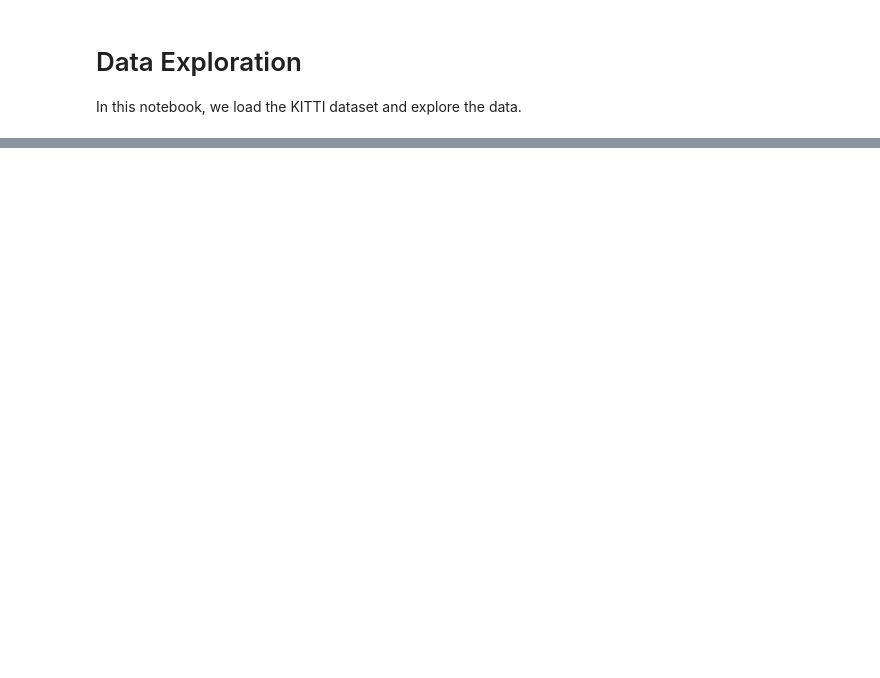
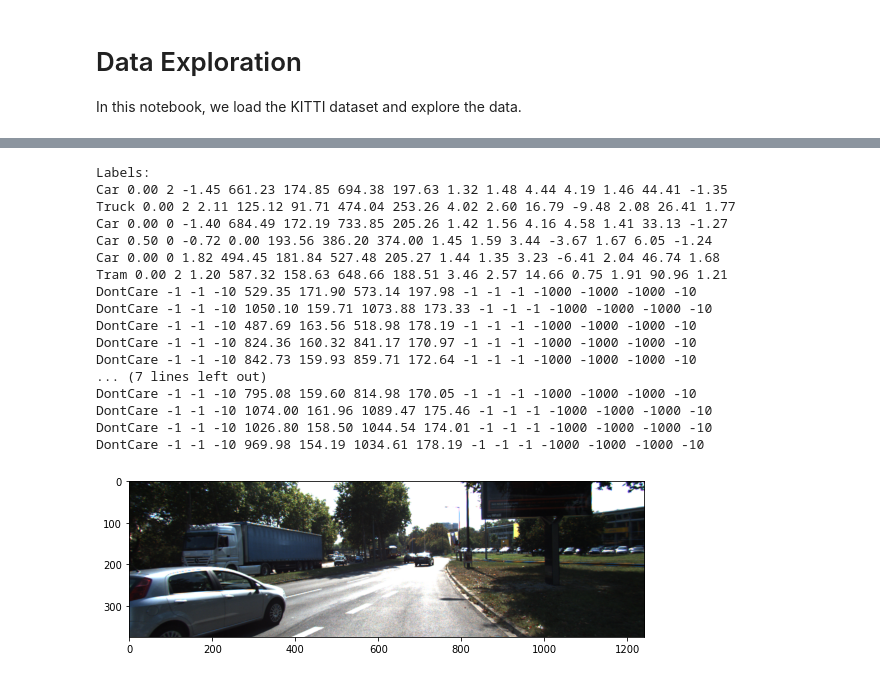
Before and after one commit to kostaleonard/4bai-3d-object-detection, a Jupyter notebook: notebooks/kitti_data_exploration.ipynb, the cells around one changed output, grey strips where cells are left out. Drawn from its saved outputs; the diff is of its cells as text; code cells hidden in the pictures; blank space fills up the shorter version.

```diff
--- a/notebooks/kitti_data_exploration.ipynb
+++ b/notebooks/kitti_data_exploration.ipynb
@@ -15,6 +16,7 @@ KITTI_ROOT_DIR = os.path.join('..', 'data', 'KITTI')
 LEFT_CAM_ROOT_DIR = os.path.join(KITTI_ROOT_DIR, 'data_object_image_2')
 TRAIN_IMAGE_DIR = os.path.join(LEFT_CAM_ROOT_DIR, 'training', 'image_2')
 TEST_IMAGE_DIR = os.path.join(LEFT_CAM_ROOT_DIR, 'testing', 'image_2')
+LABEL_DIR = os.path.join(KITTI_ROOT_DIR, 'training', 'label_2')
 DEFAULT_DATASET_ARGS = {'val_split': 0.3}
 TRAIN_KEY = 'train'
 VAL_KEY = 'val'
@@ -75,2 +117,18 @@ def display_image(filename: str) -> None:
+# %%
+def get_labels(label_dir: str) -> Dict[str, List[str]]:
+    """Returns a dict where the keys are the image filenames and the values are
+    the labels. Each file has several labels, each of which represents an
+    object.
+    :param label_dir: The directory containing the ground truth label files.
+    :return: The label dict.
+    """
+    labels = {}
+    label_filenames = [filename for filename in os.listdir(label_dir) if
+                       filename.endswith('.txt')]
+    for filename in label_filenames:
+        with open(os.path.join(label_dir, filename), 'r') as infile:
+            labels[filename.replace('.txt', '.png')] = \
+                [line.strip() for line in infile.readlines()]
+    return labels
 # %%
 partition = get_partition(TRAIN_IMAGE_DIR, TEST_IMAGE_DIR)
@@ -87,0 +149,26 @@ display_image(os.path.join(TRAIN_IMAGE_DIR, partition[TRAIN_KEY][0]))
+# %%
+# Use image 0000016.png for consistency (partition is in random order).
+example_filename = '000016.png'
+display_image(os.path.join(TRAIN_IMAGE_DIR, example_filename))
+print('Labels:')
+for label in labels[example_filename]:
+    print(label)
+# %% [output]
+Labels:
+Car 0.00 2 -1.45 661.23 174.85 694.38 197.63 1.32 1.48 4.44 4.19 1.46 44.41 -1.35
+Truck 0.00 2 2.11 125.12 91.71 474.04 253.26 4.02 2.60 16.79 -9.48 2.08 26.41 1.77
+Car 0.00 0 -1.40 684.49 172.19 733.85 205.26 1.42 1.56 4.16 4.58 1.41 33.13 -1.27
+Car 0.50 0 -0.72 0.00 193.56 386.20 374.00 1.45 1.59 3.44 -3.67 1.67 6.05 -1.24
+Car 0.00 0 1.82 494.45 181.84 527.48 205.27 1.44 1.35 3.23 -6.41 2.04 46.74 1.68
+Tram 0.00 2 1.20 587.32 158.63 648.66 188.51 3.46 2.57 14.66 0.75 1.91 90.96 1.21
+DontCare -1 -1 -10 529.35 171.90 573.14 197.98 -1 -1 -1 -1000 -1000 -1000 -10
+DontCare -1 -1 -10 1050.10 159.71 1073.88 173.33 -1 -1 -1 -1000 -1000 -1000 -10
+DontCare -1 -1 -10 487.69 163.56 518.98 178.19 -1 -1 -1 -1000 -1000 -1000 -10
+DontCare -1 -1 -10 824.36 160.32 841.17 170.97 -1 -1 -1 -1000 -1000 -1000 -10
+DontCare -1 -1 -10 842.73 159.93 859.71 172.64 -1 -1 -1 -1000 -1000 -1000 -10
+... (7 lines left out)
+DontCare -1 -1 -10 795.08 159.60 814.98 170.05 -1 -1 -1 -1000 -1000 -1000 -10
+DontCare -1 -1 -10 1074.00 161.96 1089.47 175.46 -1 -1 -1 -1000 -1000 -1000 -10
+DontCare -1 -1 -10 1026.80 158.50 1044.54 174.01 -1 -1 -1 -1000 -1000 -1000 -10
+DontCare -1 -1 -10 969.98 154.19 1034.61 178.19 -1 -1 -1 -1000 -1000 -1000 -10
+[figure, added]
```
Also changed, not shown: parts of 8 cells of this notebook, 1 other file.
